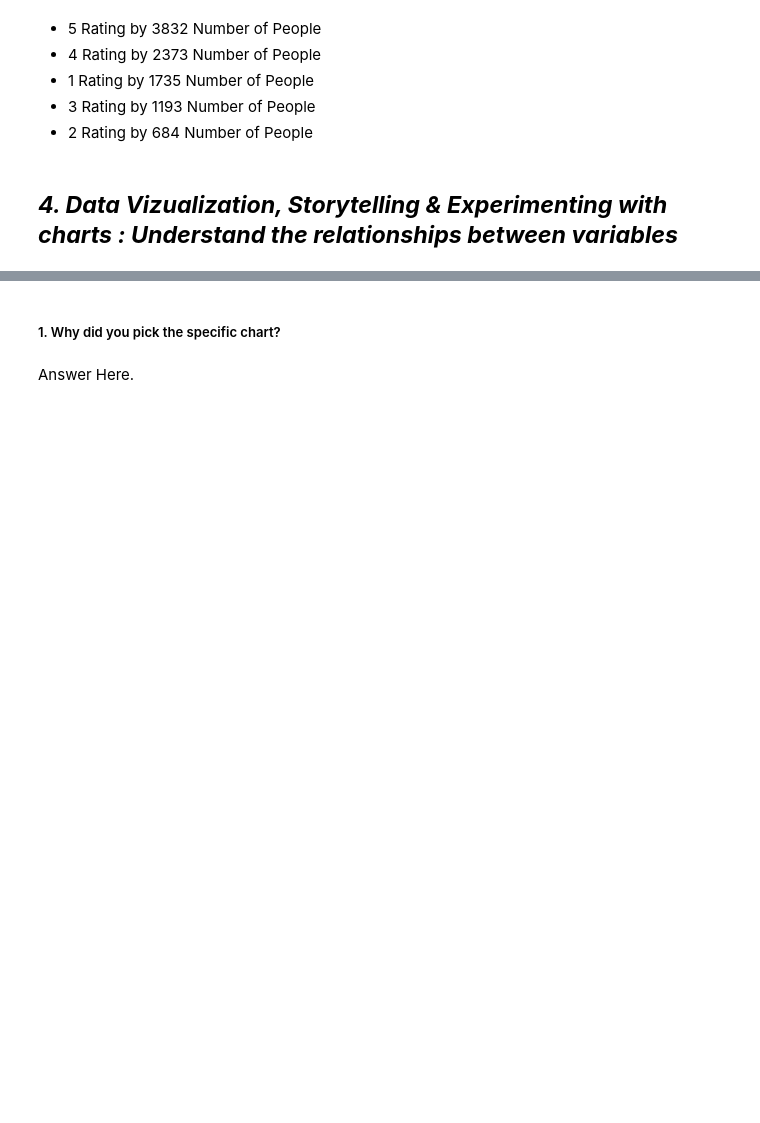
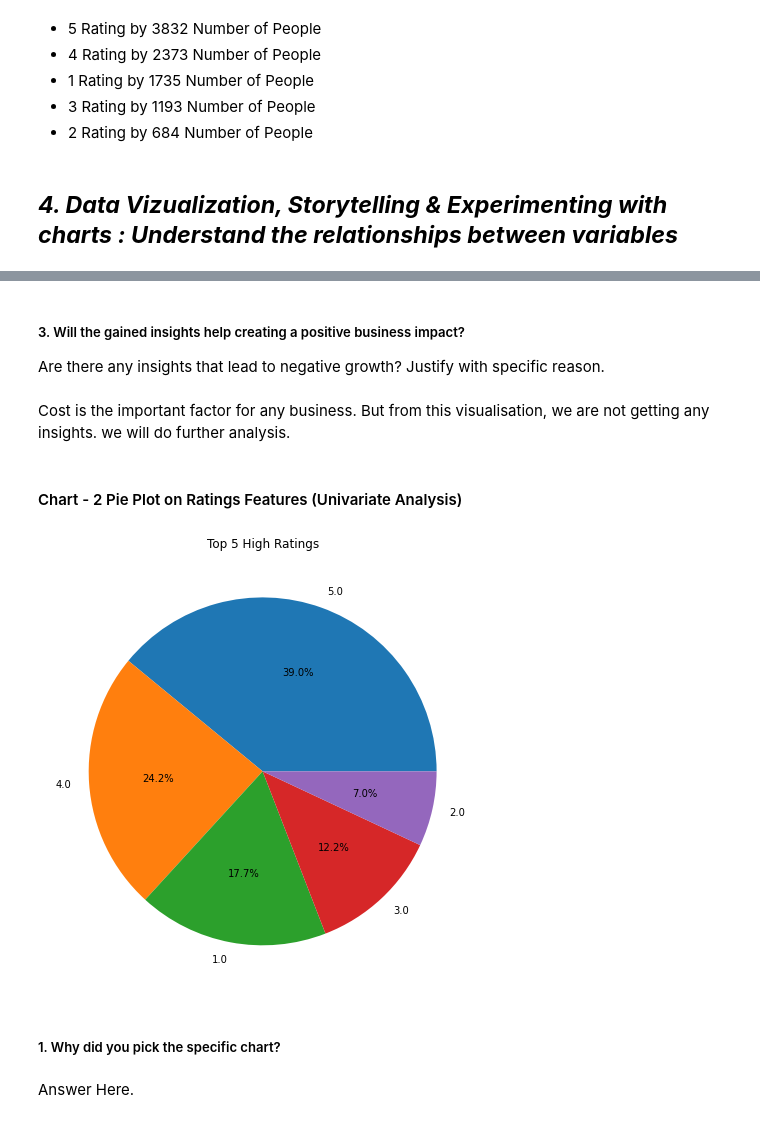
Before and after one commit to v1git12/Capstone-Project-4-Zomato-Restraurant-Clustering-And-Sentiment-Analysis, a Jupyter notebook: Zomato_Restaurant_Clustering_&_Sentiment_Analysis.ipynb, the cells around one changed output, grey strips where cells are left out. Cells and saved outputs as stored; diff of their text form; code cells hidden in the pictures; blank space fills up the shorter version.

```diff
--- a/Zomato_Restaurant_Clustering_&_Sentiment_Analysis.ipynb
+++ b/Zomato_Restaurant_Clustering_&_Sentiment_Analysis.ipynb
@@ -857,3 +983,27 @@ plt.show()
+# %% [markdown]
+##### 3. Will the gained insights help creating a positive business impact?
+Are there any insights that lead to negative growth? Justify with specific reason.
+# %% [markdown]
+Cost is the important factor for any business. But from this visualisation, we are not getting any insights. we will do further analysis.
+# %% [markdown]
+#### Chart - 2 Pie Plot on Ratings Features (Univariate Analysis)
+# %%
+# Chart - 2 visualization code
+# Pie Plot of Total count of ratings from 1 star to 5 star
+
+# ratings_df = reviews_df['Rating'].value_counts().reset_index()
+# ratings_df.rename(columns={'index': 'Ratings(1-5)'}, inplace=True)
+# ratings_df.rename(columns={'Rating': 'Count'}, inplace=True)
+# ratings_df
+
+plt.figure(figsize=(15,8))
+x_label = reviews_df['Rating'].value_counts().index
+y_label = reviews_df['Rating'].value_counts().values
+plt.pie(x = y_label[:5], labels = x_label[:5], autopct='%1.1f%%')
+plt.title('Top 5 High Ratings', color= 'black')
+plt.show()
+# %% [output]
+[figure, added]
 # %% [markdown]
 ##### 1. Why did you pick the specific chart?
 # %% [markdown]
```
Also changed, not shown: parts of 154 cells of this notebook.
